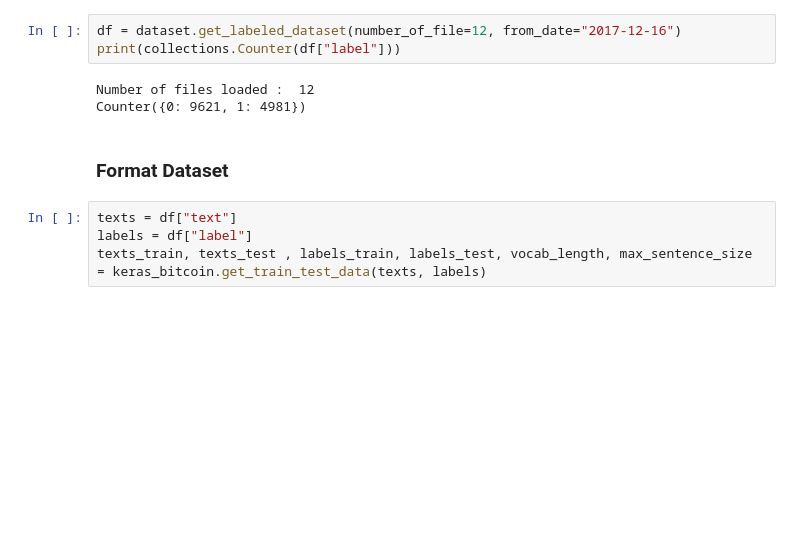
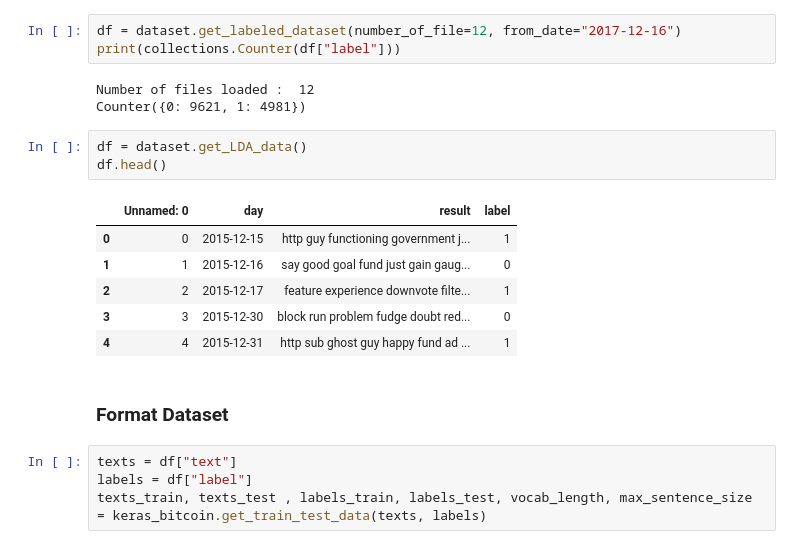
Before and after one commit to FeelCrypt/FeelCrypt, a Jupyter notebook: Valentin/keras.ipynb, the cells around one changed output. Saved outputs shown, nothing was run; the diff lists cells and outputs as text; blank space fills up the shorter version.

```diff
--- a/Valentin/keras.ipynb
+++ b/Valentin/keras.ipynb
@@ -15,6 +15,16 @@ print(collections.Counter(df["label"]))
 # %% [output]
 Number of files loaded :  12
 Counter({0: 9621, 1: 4981})
+# %%
+df = dataset.get_LDA_data()
+df.head()
+# %% [output]
+|  | Unnamed: 0 | day | result | label |
+| 0 | 0 | 2015-12-15 | http guy functioning government j... | 1 |
+| 1 | 1 | 2015-12-16 | say good goal fund just gain gaug... | 0 |
+| 2 | 2 | 2015-12-17 | feature experience downvote filte... | 1 |
+| 3 | 3 | 2015-12-30 | block run problem fudge doubt red... | 0 |
+| 4 | 4 | 2015-12-31 | http sub ghost guy happy fund ad ... | 1 |
 # %% [markdown]
 ### Format Dataset
 # %%
```
Also changed, not shown: parts of 13 cells of this notebook, 2 other files.
